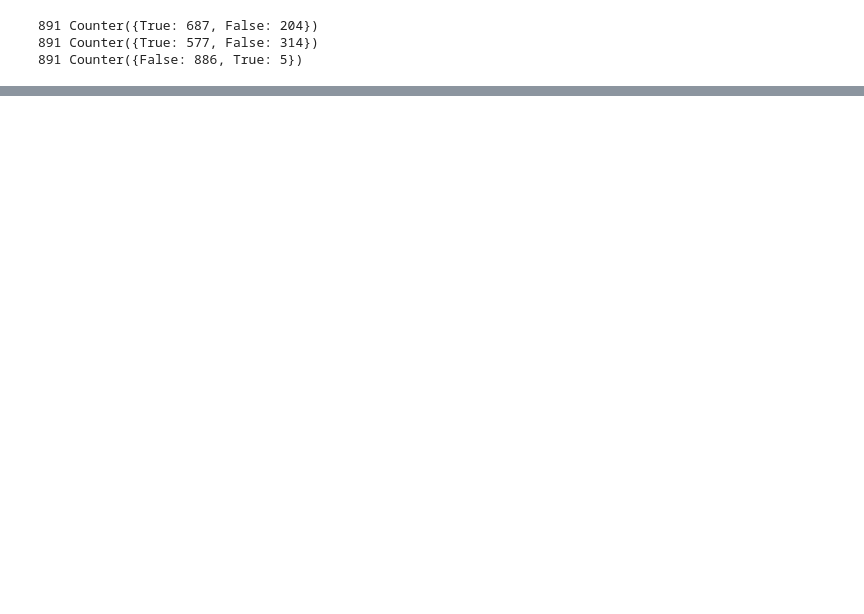
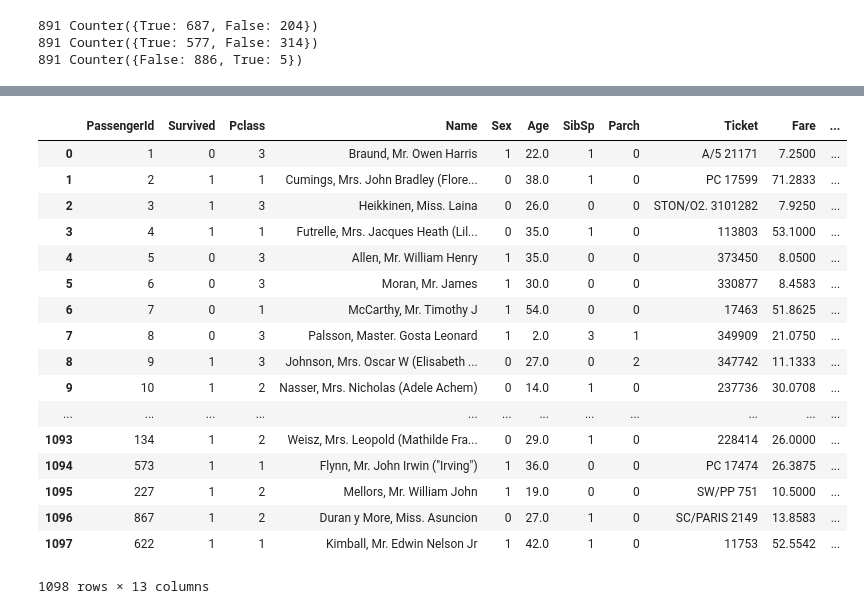
Before and after one commit to GoatWang/Kaggle_Titanic, a Jupyter notebook: PandasUsage_publish.ipynb, the cells around one changed output, grey strips where cells are left out. Saved outputs shown, nothing was run; the diff lists cells and outputs as text; code cells hidden in the pictures; blank space fills up the shorter version.

```diff
--- a/PandasUsage_publish.ipynb
+++ b/PandasUsage_publish.ipynb
@@ -339,0 +354,4 @@ print(len(df['Age']> 70), Counter(df['Age']> 70))
+# %%
+df.loc[df['Sex']=='male', 'Sex'] = 1
+df.loc[df['Sex']=='female', 'Sex'] = 0
+df.head(2)
@@ -339,0 +374,7 @@ print(len(df['Age']> 70), Counter(df['Age']> 70))
+# %%
+std = df['Age'].std()
+mean = df['Age'].mean()
+size = len(df[pd.isnull(df['Age'])])
+age_null_random_list = np.random.randint(mean - std, mean + std, size=size)
+df.loc[pd.isnull(df['Age']), 'Age'] = age_null_random_list
+df['Age'].describe()
@@ -339,0 +393,7 @@ print(len(df['Age']> 70), Counter(df['Age']> 70))
+# %%
+num_NonSurvived = df.groupby('Survived').count()['PassengerId'][0]  # 死亡者的個數
+num_Survived = df.groupby('Survived').count()['PassengerId'][1]  # 生還者的個數
+duplicate_length = num_NonSurvived - num_Survived
+print(num_NonSurvived)
+print(num_Survived)
+print(duplicate_length)
@@ -339,0 +404,7 @@ print(len(df['Age']> 70), Counter(df['Age']> 70))
+# %%
+duplicate_indices = np.random.choice(df[df['Survived'] == 1].index, duplicate_length)  #choice可以直接幫你從一個list中，隨機挑選出指定size的item。這便則可以挑選出，特定size的index值。
+df_duplicate = df.loc[duplicate_indices].copy()  # 索引出隨機挑選的index的row
+print(len(df))
+df = pd.concat([df, df_duplicate], ignore_index=True)  # 把挑選出來要負的的row，新增上原本的DataFrame
+print(len(df))
+df
@@ -339,0 +432,29 @@ print(len(df['Age']> 70), Counter(df['Age']> 70))
+# %%
+df['Name_Length'] = 0 # 先透過這種方式新增好欄位做準備，下面執行效能會好很多
+def cal_namelength(row):
+    if pd.notnull(row['Name']):
+        row['Name_Length'] = len(row['Name'])
+    else:
+        row['Name_Length'] = 0
+    return row
+df = df.apply(cal_namelength, axis=1)  # 記得: 1.要把新的df指派給原本的df才會成功更新。 2. axis要設定為1，才會以row為單位跑回圈。
+df
+# %% [output]
+|  | PassengerId | Survived | Pclass | Name | Sex | Age | SibSp | Parch | Ticket | Fare | ... |
+| 0 | 1 | 0 | 3 | Braund, Mr. Owen Harris | 1 | 22.0 | 1 | 0 | A/5 21171 | 7.2500 | ... |
+| 1 | 2 | 1 | 1 | Cumings, Mrs. John Bradley (Flore... | 0 | 38.0 | 1 | 0 | PC 17599 | 71.2833 | ... |
+| 2 | 3 | 1 | 3 | Heikkinen, Miss. Laina | 0 | 26.0 | 0 | 0 | STON/O2. 3101282 | 7.9250 | ... |
+| 3 | 4 | 1 | 1 | Futrelle, Mrs. Jacques Heath (Lil... | 0 | 35.0 | 1 | 0 | 113803 | 53.1000 | ... |
+| 4 | 5 | 0 | 3 | Allen, Mr. William Henry | 1 | 35.0 | 0 | 0 | 373450 | 8.0500 | ... |
+| 5 | 6 | 0 | 3 | Moran, Mr. James | 1 | 30.0 | 0 | 0 | 330877 | 8.4583 | ... |
+| 6 | 7 | 0 | 1 | McCarthy, Mr. Timothy J | 1 | 54.0 | 0 | 0 | 17463 | 51.8625 | ... |
+| 7 | 8 | 0 | 3 | Palsson, Master. Gosta Leonard | 1 | 2.0 | 3 | 1 | 349909 | 21.0750 | ... |
+| 8 | 9 | 1 | 3 | Johnson, Mrs. Oscar W (Elisabeth ... | 0 | 27.0 | 0 | 2 | 347742 | 11.1333 | ... |
+| 9 | 10 | 1 | 2 | Nasser, Mrs. Nicholas (Adele Achem) | 0 | 14.0 | 1 | 0 | 237736 | 30.0708 | ... |
+| ... | ... | ... | ... | ... | ... | ... | ... | ... | ... | ... | ... |
+| 1093 | 134 | 1 | 2 | Weisz, Mrs. Leopold (Mathilde Fra... | 0 | 29.0 | 1 | 0 | 228414 | 26.0000 | ... |
+| 1094 | 573 | 1 | 1 | Flynn, Mr. John Irwin ("Irving") | 1 | 36.0 | 0 | 0 | PC 17474 | 26.3875 | ... |
+| 1095 | 227 | 1 | 2 | Mellors, Mr. William John | 1 | 19.0 | 0 | 0 | SW/PP 751 | 10.5000 | ... |
+| 1096 | 867 | 1 | 2 | Duran y More, Miss. Asuncion | 0 | 27.0 | 1 | 0 | SC/PARIS 2149 | 13.8583 | ... |
+| 1097 | 622 | 1 | 1 | Kimball, Mr. Edwin Nelson Jr | 1 | 42.0 | 1 | 0 | 11753 | 52.5542 | ... |
+1098 rows × 13 columns
```
Also changed, not shown: parts of 28 cells of this notebook, 1 other file.
